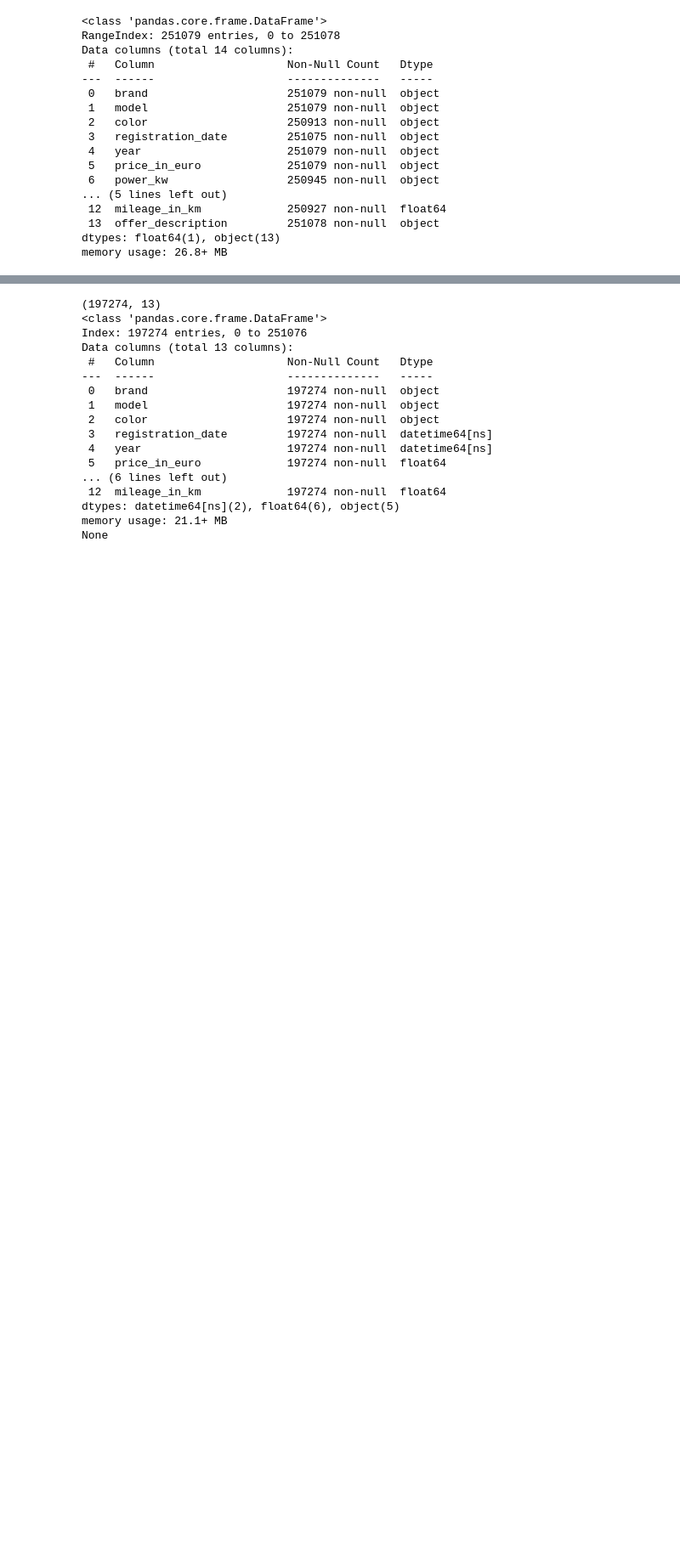
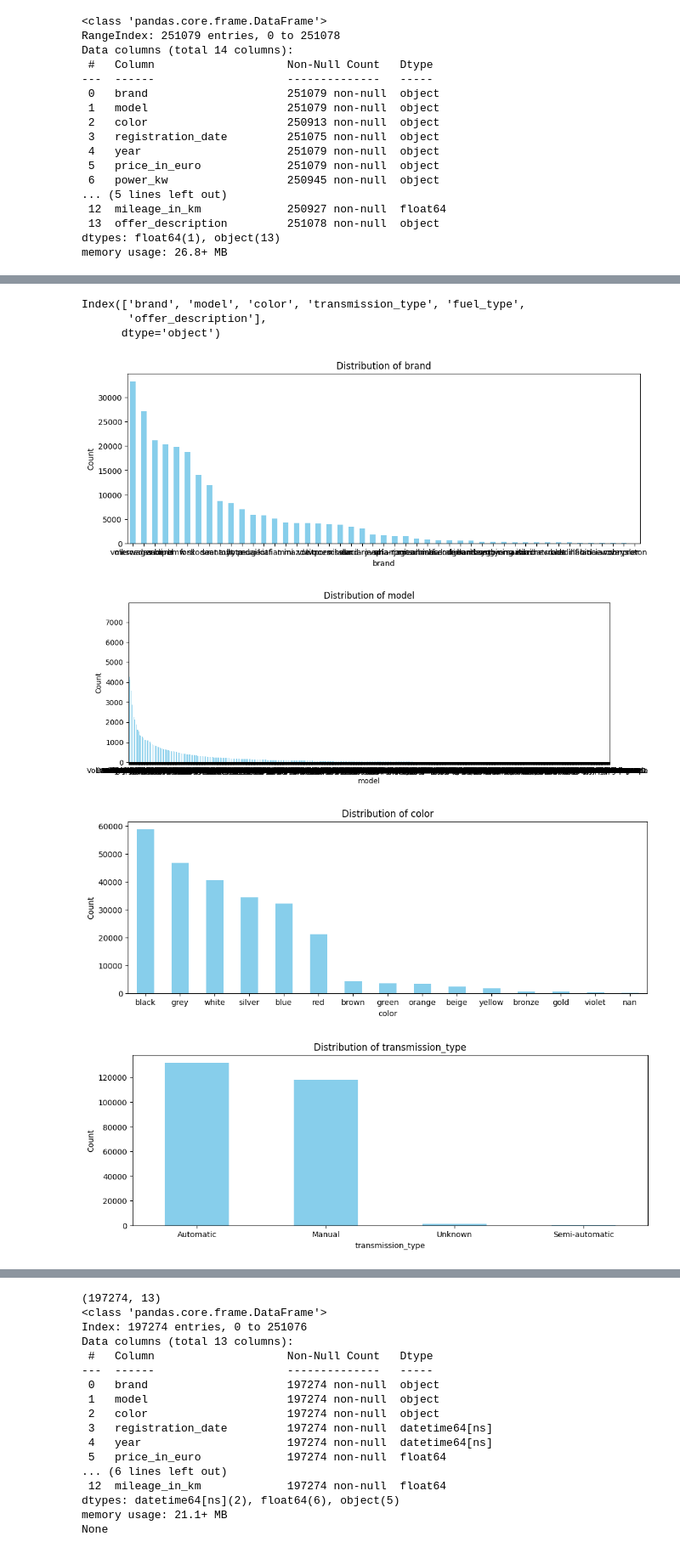
Before and after one commit to saintLaurentII/ML_PROJ, a Jupyter notebook: v1.ipynb, the cells around one changed output, grey strips where cells are left out. Shown at 85% size. Saved outputs shown, nothing was run; the diff lists cells and outputs as text; code cells hidden in the pictures; blank space fills up the shorter version.

```diff
--- a/v1.ipynb
+++ b/v1.ipynb
@@ -54,0 +115,21 @@ cars['year'] = pd.to_datetime(cars['year'], format='%Y')
+# %%
+# Identification of categorical variables
+cat_cols = cars.select_dtypes(include=['object']).columns
+print(cat_cols)
+
+# Histograms of categorical variables (excluding the variable PolicyId)
+for col in cat_cols:
+    plt.figure(figsize=(12,4))
+    cars[col].value_counts(dropna=False).plot.bar(rot=0, color="skyblue")
+    plt.title(f"Distribution of {col}")
+    plt.xlabel(col)
+    plt.ylabel("Count")
+    plt.show()
+# %% [output]
+Index(['brand', 'model', 'color', 'transmission_type', 'fuel_type',
+       'offer_description'],
+      dtype='object')
+[figure, added]
+[figure, added]
+[figure, added]
+[figure, added]
```
Also changed, not shown: parts of 23 cells of this notebook.
